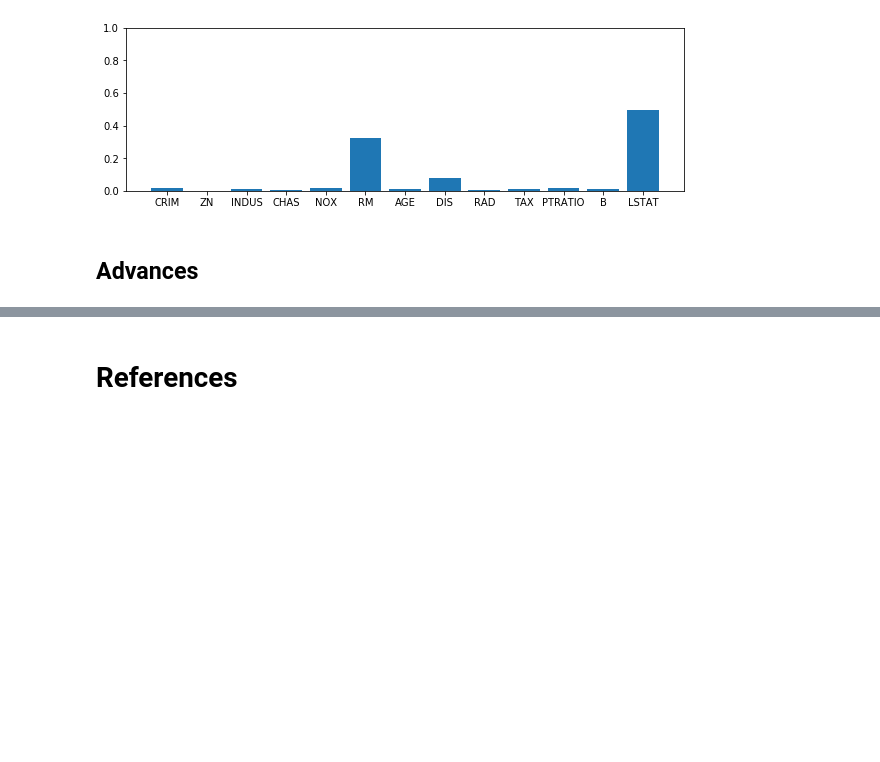
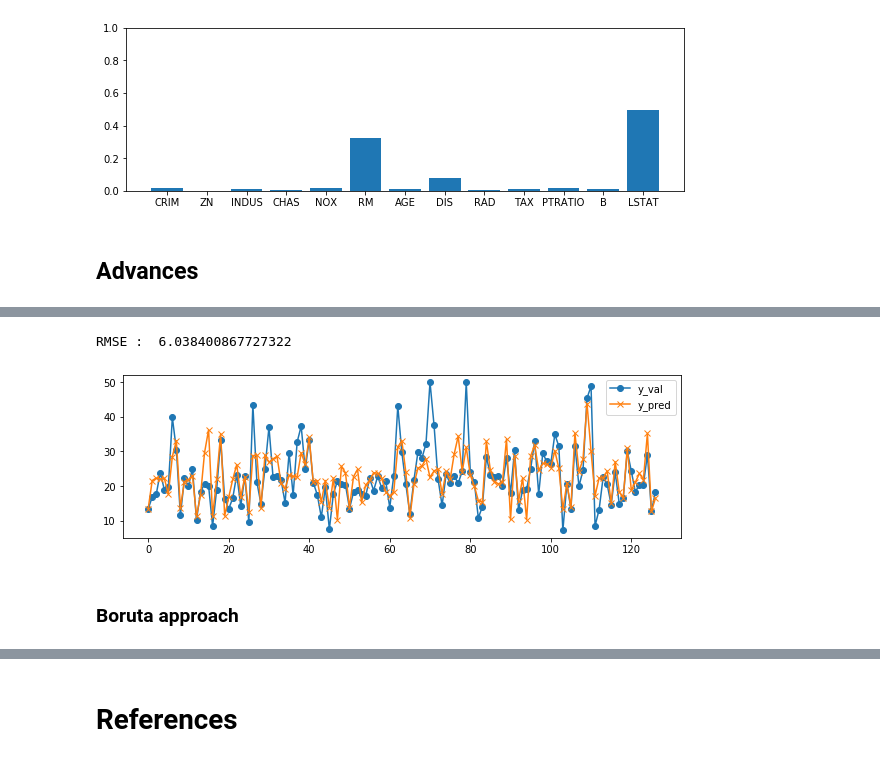
Before and after one commit to ryotayashima/DT, a Jupyter notebook: RandomForest.ipynb, the cells around one changed output, grey strips where cells are left out. Drawn from its saved outputs; the diff is of its cells as text; code cells hidden in the pictures; blank space fills up the shorter version.

```diff
--- a/RandomForest.ipynb
+++ b/RandomForest.ipynb
@@ -75,0 +104,6 @@ plt.show()
+# %%
+pca = PCA(n_components=5)
+pca.fit(x_train)
+x_train_pca = pca.transform(x_train)
+x_val_pca = pca.transform(x_val)
+print(x_train_pca.shape)
@@ -75,0 +112,3 @@ plt.show()
+# %%
+model = RandomForestRegressor()
+model.fit(x_train_pca, y_train)
@@ -75,0 +123,15 @@ plt.show()
+# %%
+y_pred = model.predict(x_val_pca)
+rmse = np.sqrt(mean_squared_error(y_val, y_pred))
+print('RMSE : ', rmse)
+
+fig, ax = plt.subplots(facecolor='w', figsize=(10,3))
+ax.plot(y_val, marker = 'o', label='y_val')
+ax.plot(y_pred, marker = 'x', label='y_pred')
+ax.legend()
+plt.show()
+# %% [output]
+RMSE :  6.038400867727322
+[figure, added]
+# %% [markdown]
+### Boruta approach
```
Also changed, not shown: parts of 16 cells of this notebook.
